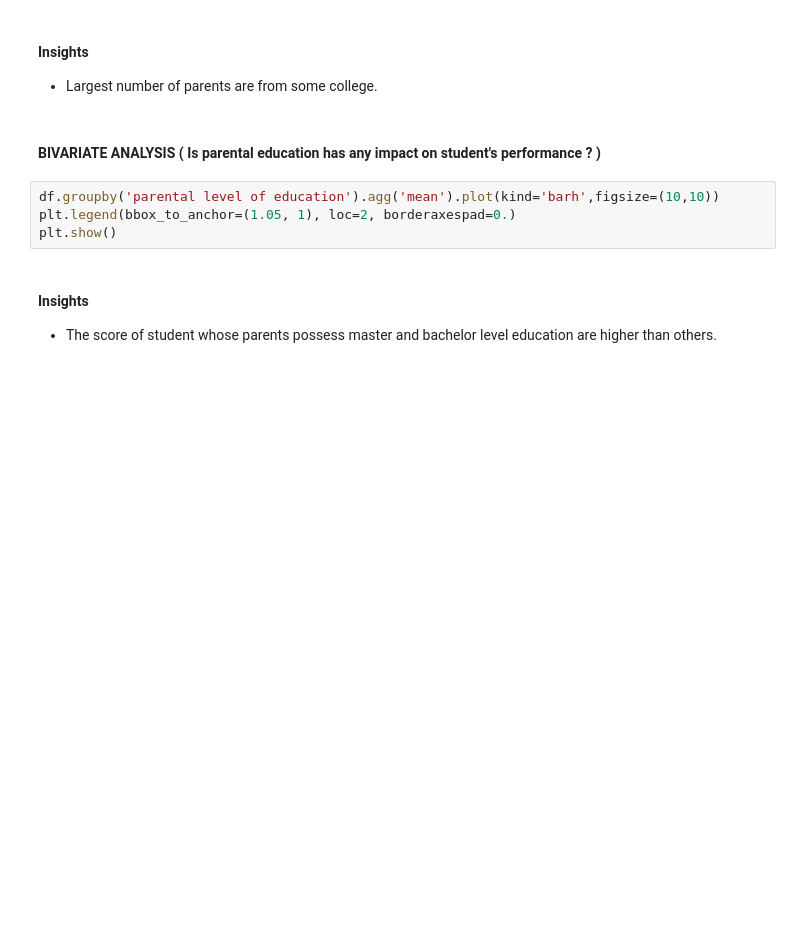
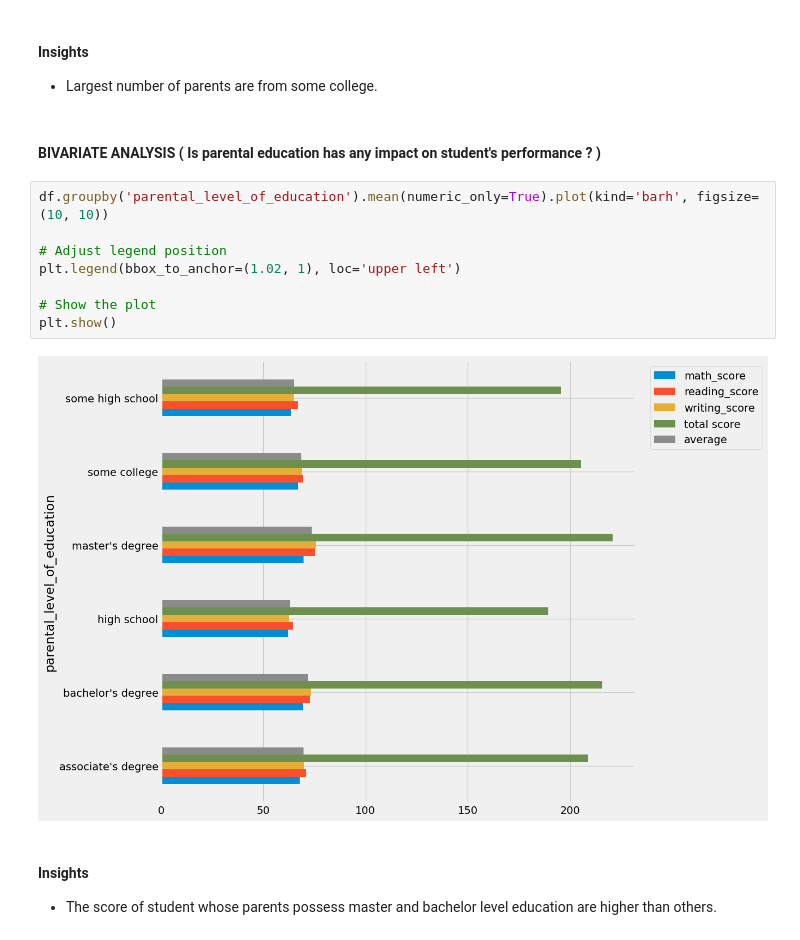
Before and after one commit to BharathR10/mlproject2, a Jupyter notebook: Notebook/1 . EDA STUDENT PERFORMANCE .ipynb, the cells around one changed output. Drawn from its saved outputs; the diff is of its cells as text; blank space fills up the shorter version.

```diff
--- a/Notebook/1 . EDA STUDENT PERFORMANCE .ipynb
+++ b/Notebook/1 . EDA STUDENT PERFORMANCE .ipynb
@@ -544,9 +548,15 @@ plt.show()
 # %% [markdown]
 #### BIVARIATE ANALYSIS ( Is parental education has any impact on student's performance ? )
 # %%
-df.groupby('parental level of education').agg('mean').plot(kind='barh',figsize=(10,10))
-plt.legend(bbox_to_anchor=(1.05, 1), loc=2, borderaxespad=0.)
+df.groupby('parental_level_of_education').mean(numeric_only=True).plot(kind='barh', figsize=(10, 10))
+
+# Adjust legend position
+plt.legend(bbox_to_anchor=(1.02, 1), loc='upper left')
+
+# Show the plot
 plt.show()
+# %% [output]
+[figure, added]
 # %% [markdown]
 #### Insights
 - The score of student whose parents possess master and bachelor level education are higher than others.
```
Also changed, not shown: parts of 9 cells of this notebook, 5 other files.
